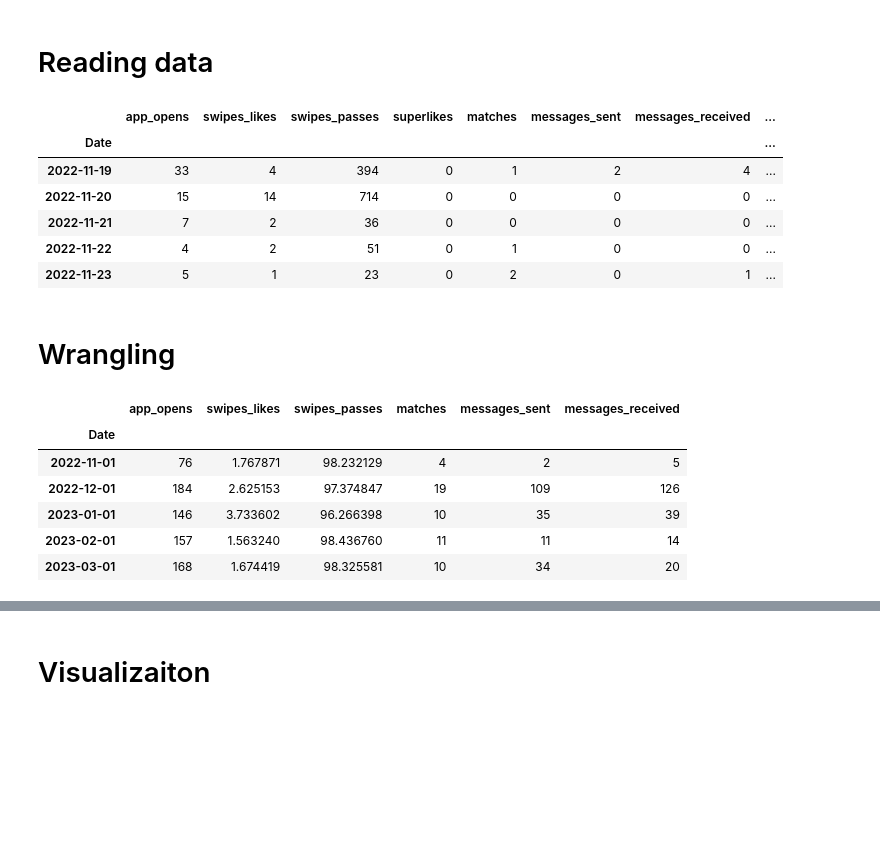
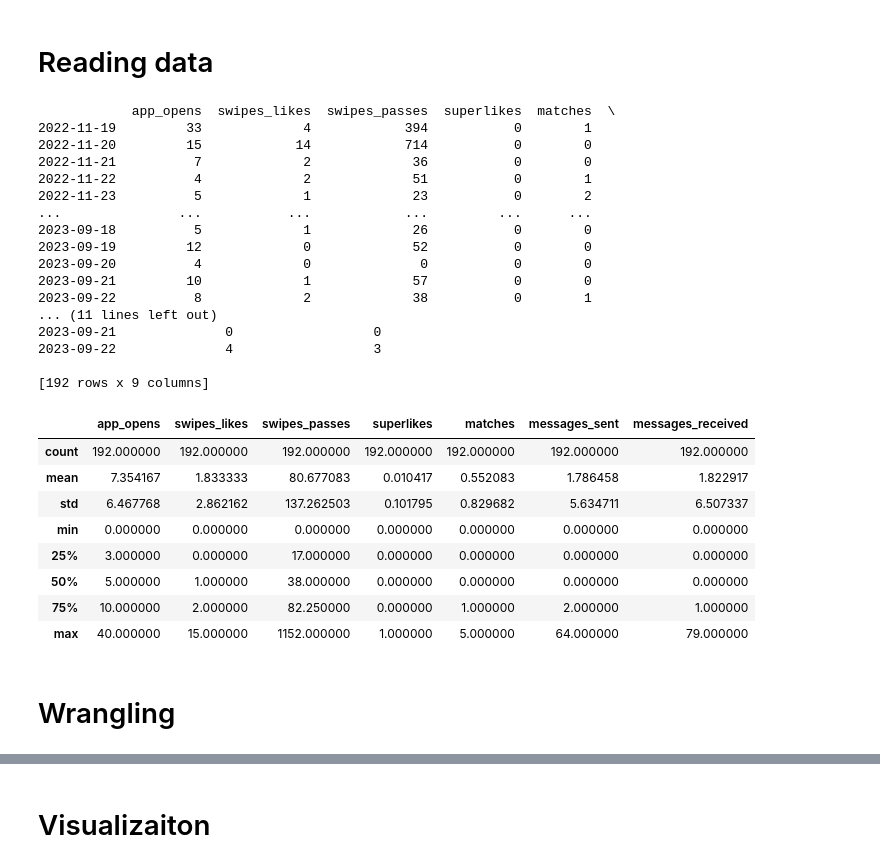
Before and after one commit to saminourji/TinderAnalysis, a Jupyter notebook: main.ipynb, the cells around one changed output, grey strips where cells are left out. Saved outputs shown, nothing was run; the diff lists cells and outputs as text; code cells hidden in the pictures; blank space fills up the shorter version.

```diff
--- a/main.ipynb
+++ b/main.ipynb
@@ -9,43 +9,37 @@ plt.close("all")
 # %%
 #Ref: https://medium.com/analytics-vidhya/tinder-data-54ba494e0a59
 f = open('Data/myData/data.json', 'r', encoding="utf8")
 data = json.load(f)["Usage"]
 
 df = pd.DataFrame.from_dict(data)
-df.index.name = "Date"
-df.head()
-# df.describe()
+print(df)
+df.describe()
 # %% [output]
+            app_opens  swipes_likes  swipes_passes  superlikes  matches  \
+2022-11-19         33             4            394           0        1
+2022-11-20         15            14            714           0        0
+2022-11-21          7             2             36           0        0
+2022-11-22          4             2             51           0        1
+2022-11-23          5             1             23           0        2
+...               ...           ...            ...         ...      ...
+2023-09-18          5             1             26           0        0
+2023-09-19         12             0             52           0        0
+2023-09-20          4             0              0           0        0
+2023-09-21         10             1             57           0        0
+2023-09-22          8             2             38           0        1
+... (11 lines left out)
+2023-09-21              0                  0
+2023-09-22              4                  3
+
+[192 rows x 9 columns]
-|  | app_opens | swipes_likes | swipes_passes | superlikes | matches | messages_sent | messages_received | ... |
-| Date |  |  |  |  |  |  |  | ... |
-| 2022-11-19 | 33 | 4 | 394 | 0 | 1 | 2 | 4 | ... |
-| 2022-11-20 | 15 | 14 | 714 | 0 | 0 | 0 | 0 | ... |
-| 2022-11-21 | 7 | 2 | 36 | 0 | 0 | 0 | 0 | ... |
-| 2022-11-22 | 4 | 2 | 51 | 0 | 1 | 0 | 0 | ... |
-| 2022-11-23 | 5 | 1 | 23 | 0 | 2 | 0 | 1 | ... |
+|  | app_opens | swipes_likes | swipes_passes | superlikes | matches | messages_sent | messages_received |
+| count | 192.000000 | 192.000000 | 192.000000 | 192.000000 | 192.000000 | 192.000000 | 192.000000 |
+| mean | 7.354167 | 1.833333 | 80.677083 | 0.010417 | 0.552083 | 1.786458 | 1.822917 |
+| std | 6.467768 | 2.862162 | 137.262503 | 0.101795 | 0.829682 | 5.634711 | 6.507337 |
+| min | 0.000000 | 0.000000 | 0.000000 | 0.000000 | 0.000000 | 0.000000 | 0.000000 |
+| 25% | 3.000000 | 0.000000 | 17.000000 | 0.000000 | 0.000000 | 0.000000 | 0.000000 |
+| 50% | 5.000000 | 1.000000 | 38.000000 | 0.000000 | 0.000000 | 0.000000 | 0.000000 |
+| 75% | 10.000000 | 2.000000 | 82.250000 | 0.000000 | 1.000000 | 2.000000 | 1.000000 |
+| max | 40.000000 | 15.000000 | 1152.000000 | 1.000000 | 5.000000 | 64.000000 | 79.000000 |
 # %% [markdown]
 # Wrangling
-# %%
-df = df.drop(["superlikes", "advertising_id", "idfa"], axis = 1)
-df.index = pd.to_datetime(df.index)
-
-df_weekly = df.resample("W-MON").sum()
-
-df_scaled = df_weekly.resample("MS").sum()
-df_scaled["swipes_passes_pct"] = 100*df_scaled["swipes_passes"] /(df_scaled["swipes_likes"]  + df_scaled["swipes_passes"] )
-df_scaled["swipes_likes"] = 100*df_scaled["swipes_likes"] /(df_scaled["swipes_likes"]  + df_scaled["swipes_passes"] )
-df_scaled["swipes_passes"] = df_scaled["swipes_passes_pct"]
-df_scaled = df_scaled.drop("swipes_passes_pct", axis = 1)
-# df_scaled = df_scaled["swipes_likes"].transform(lambda x: 100*x/(df_weekly["swipes_likes"]+df_weekly["swipes_passes"]))
-
-df_weekly.head()
-df_scaled.head()
-# df = df.groupby()
-# %% [output]
-|  | app_opens | swipes_likes | swipes_passes | matches | messages_sent | messages_received |
-| Date |  |  |  |  |  |  |
-| 2022-11-01 | 76 | 1.767871 | 98.232129 | 4 | 2 | 5 |
-| 2022-12-01 | 184 | 2.625153 | 97.374847 | 19 | 109 | 126 |
-| 2023-01-01 | 146 | 3.733602 | 96.266398 | 10 | 35 | 39 |
-| 2023-02-01 | 157 | 1.563240 | 98.436760 | 11 | 11 | 14 |
-| 2023-03-01 | 168 | 1.674419 | 98.325581 | 10 | 34 | 20 |
```
Also changed, not shown: parts of 3 cells of this notebook.
